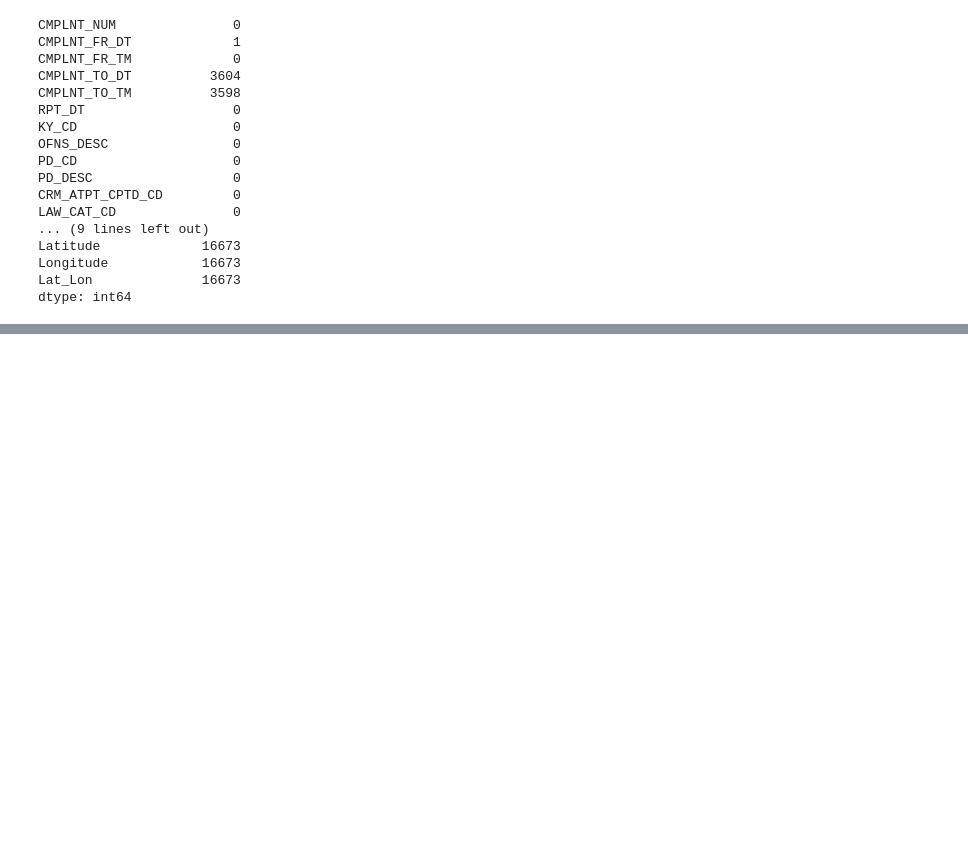
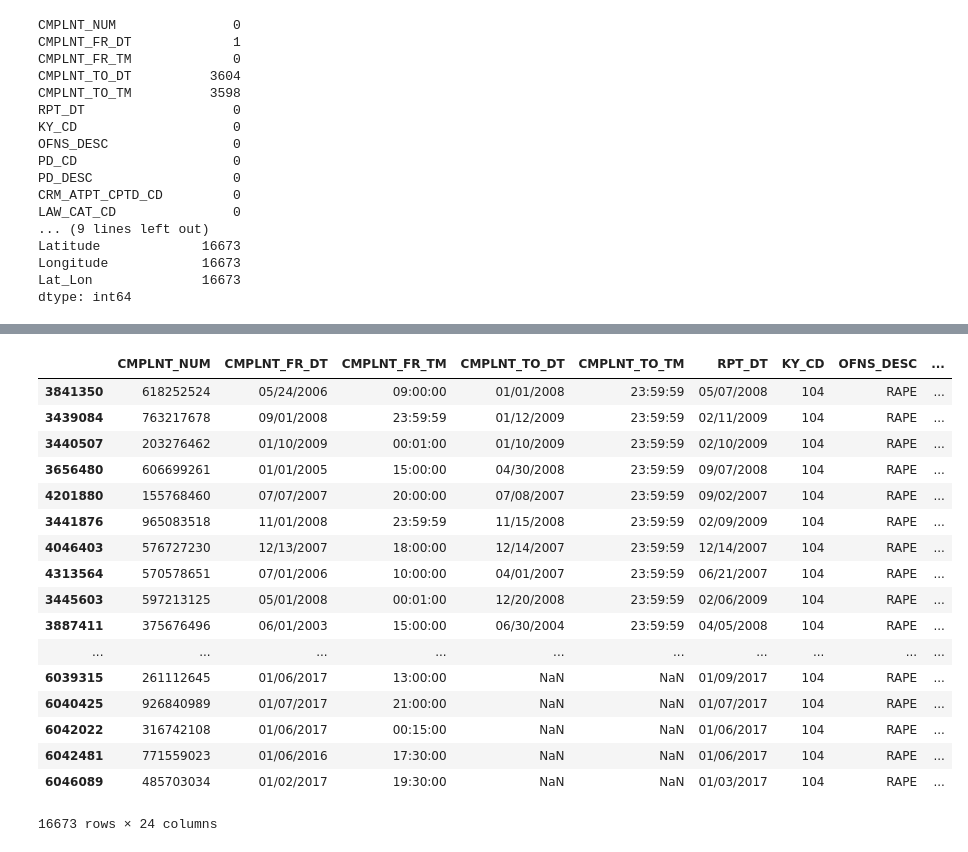
Before and after one commit to lgofish/Unit3Capstone, a Jupyter notebook: NYC_EDA_v1.ipynb, the cells around one changed output, grey strips where cells are left out. Drawn from its saved outputs; the diff is of its cells as text; code cells hidden in the pictures; blank space fills up the shorter version.

```diff
--- a/NYC_EDA_v1.ipynb
+++ b/NYC_EDA_v1.ipynb
@@ -142,0 +186,2 @@ dtype: int64
+# %%
+df_rape.CMPLNT_TO_TM[df_rape.CMPLNT_TO_TM == '24:00:00'] = '23:59:59'
@@ -142,0 +201,3 @@ dtype: int64
+# %%
+# Works with errors, bet I'm supposed to use .loc????
+df_rape.CMPLNT_FR_TM[df_rape.CMPLNT_FR_TM == '24:00:00'] = '23:59:59'
@@ -142,0 +217,21 @@ dtype: int64
+# %%
+df_rape.sort_values(by='CMPLNT_TO_TM', ascending=False)
+# %% [output]
+|  | CMPLNT_NUM | CMPLNT_FR_DT | CMPLNT_FR_TM | CMPLNT_TO_DT | CMPLNT_TO_TM | RPT_DT | KY_CD | OFNS_DESC | ... |
+| 3841350 | 618252524 | 05/24/2006 | 09:00:00 | 01/01/2008 | 23:59:59 | 05/07/2008 | 104 | RAPE | ... |
+| 3439084 | 763217678 | 09/01/2008 | 23:59:59 | 01/12/2009 | 23:59:59 | 02/11/2009 | 104 | RAPE | ... |
+| 3440507 | 203276462 | 01/10/2009 | 00:01:00 | 01/10/2009 | 23:59:59 | 02/10/2009 | 104 | RAPE | ... |
+| 3656480 | 606699261 | 01/01/2005 | 15:00:00 | 04/30/2008 | 23:59:59 | 09/07/2008 | 104 | RAPE | ... |
+| 4201880 | 155768460 | 07/07/2007 | 20:00:00 | 07/08/2007 | 23:59:59 | 09/02/2007 | 104 | RAPE | ... |
+| 3441876 | 965083518 | 11/01/2008 | 23:59:59 | 11/15/2008 | 23:59:59 | 02/09/2009 | 104 | RAPE | ... |
+| 4046403 | 576727230 | 12/13/2007 | 18:00:00 | 12/14/2007 | 23:59:59 | 12/14/2007 | 104 | RAPE | ... |
+| 4313564 | 570578651 | 07/01/2006 | 10:00:00 | 04/01/2007 | 23:59:59 | 06/21/2007 | 104 | RAPE | ... |
+| 3445603 | 597213125 | 05/01/2008 | 00:01:00 | 12/20/2008 | 23:59:59 | 02/06/2009 | 104 | RAPE | ... |
+| 3887411 | 375676496 | 06/01/2003 | 15:00:00 | 06/30/2004 | 23:59:59 | 04/05/2008 | 104 | RAPE | ... |
+| ... | ... | ... | ... | ... | ... | ... | ... | ... | ... |
+| 6039315 | 261112645 | 01/06/2017 | 13:00:00 | NaN | NaN | 01/09/2017 | 104 | RAPE | ... |
+| 6040425 | 926840989 | 01/07/2017 | 21:00:00 | NaN | NaN | 01/07/2017 | 104 | RAPE | ... |
+| 6042022 | 316742108 | 01/06/2017 | 00:15:00 | NaN | NaN | 01/06/2017 | 104 | RAPE | ... |
+| 6042481 | 771559023 | 01/06/2016 | 17:30:00 | NaN | NaN | 01/06/2017 | 104 | RAPE | ... |
+| 6046089 | 485703034 | 01/02/2017 | 19:30:00 | NaN | NaN | 01/03/2017 | 104 | RAPE | ... |
+16673 rows × 24 columns
```
Also changed, not shown: parts of 35 cells of this notebook.
